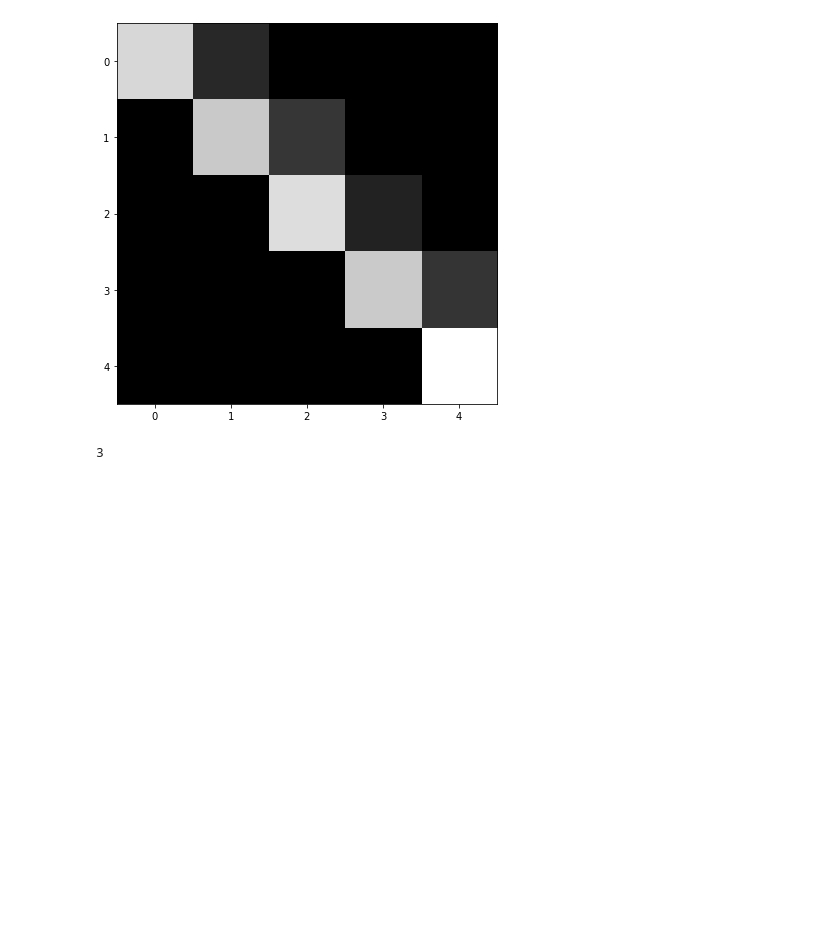
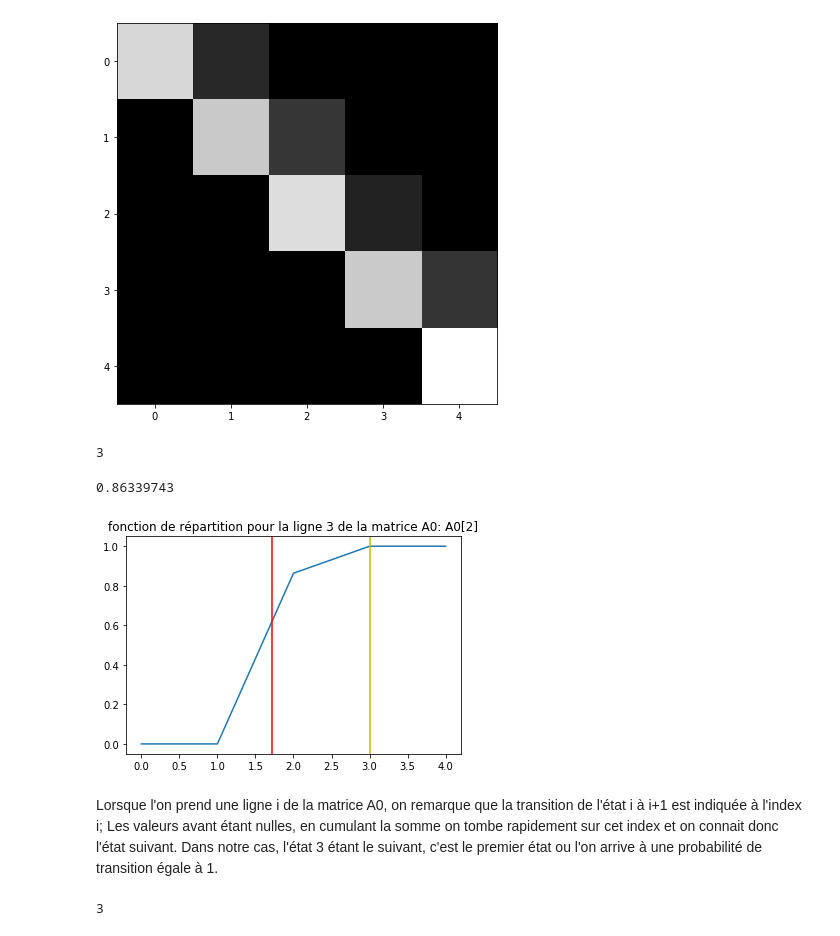
Before and after one commit to sbouden/MSBGD, a Jupyter notebook: MDI341_Machine Learning avancé/HMM_chaines de Mark/TP Markov_Sonia BOUDEN.ipynb, the cells around one changed output. Drawn from its saved outputs; the diff is of its cells as text; code cells hidden in the pictures; blank space fills up the shorter version.

```diff
--- a/MDI341_Machine Learning avancé/HMM_chaines de Mark/TP Markov_Sonia BOUDEN.ipynb
+++ b/MDI341_Machine Learning avancé/HMM_chaines de Mark/TP Markov_Sonia BOUDEN.ipynb
@@ -323,11 +409,28 @@ def etat_suivant_ligne(ligne_A):
 etat_suivant_ligne(A0[2])
 # %% [output]
 3
+# %%
+state = 2
+np.cumsum(A0[2])[state]
+# %% [output]
+0.86339743
+# %%
+plt.plot(np.cumsum(A0[2]))
+plt.title('fonction de répartition pour la ligne 3 de la matrice A0: A0[2]')
+plt.axvline(np.random.random()*5, c='red')
+plt.axvline(3, c='y')
+plt.show()
+# %% [output]
+[figure, added]
+# %% [markdown]
+Lorsque l'on prend une ligne i de la matrice A0, on remarque que la transition de l'état i à i+1 est indiquée à l'index i; Les valeurs avant étant nulles, en cumulant la somme on tombe rapidement sur cet index et on connait donc l'état suivant. Dans notre cas, l'état 3 étant le suivant, c'est le premier état ou l'on arrive à une probabilité de transition égale à 1.
 # %%
 def etat_suivant_q(state_t, mat):
     unif = np.random.random()
     cs = np.cumsum(mat[state_t])
     x = cs > unif
     state_t1 = list(x).index(True)
-    return state_t1
+    return state_t1+1
 etat_suivant_q(2, A0)
+# %% [output]
+3
```
Also changed, not shown: parts of 69 cells of this notebook.
